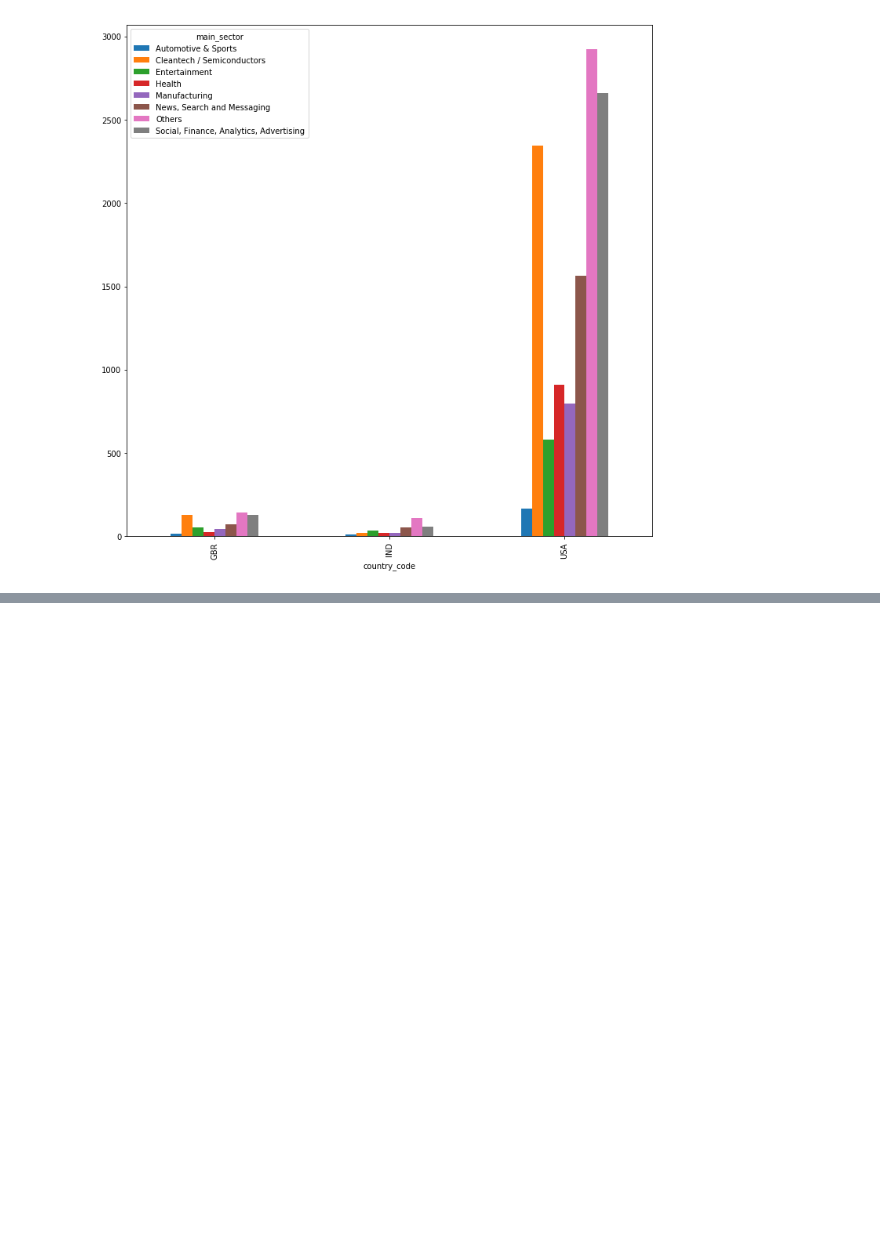
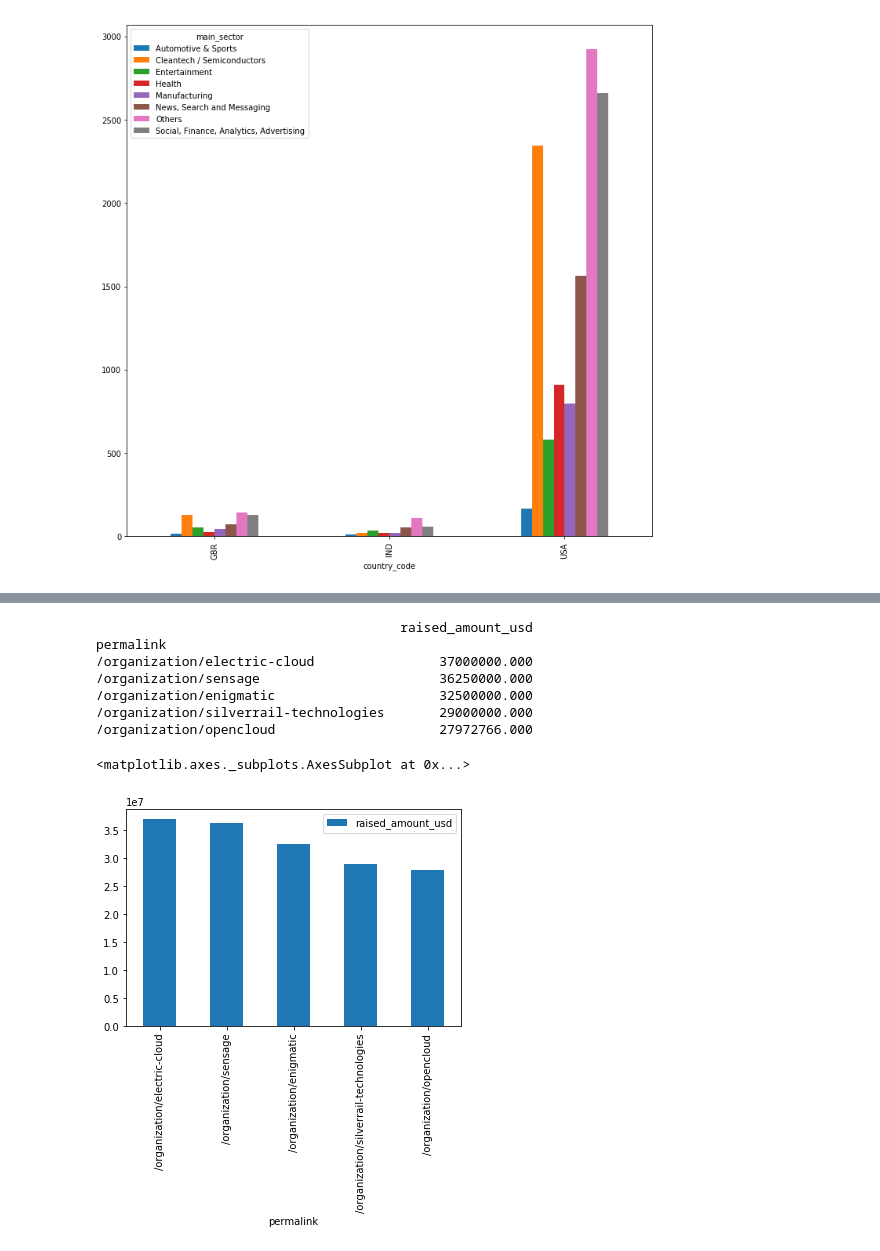
Before and after one commit to sameerg07/EDA_SparkFunds, a Jupyter notebook: EDA-SparkFunds_Assignment.ipynb, the cells around one changed output, grey strips where cells are left out. Cells and saved outputs as stored; diff of their text form; code cells hidden in the pictures; blank space fills up the shorter version.

Commit message:
Final Version V1- Added the top companies in each sector with sum of funds received

```diff
--- a/EDA-SparkFunds_Assignment.ipynb
+++ b/EDA-SparkFunds_Assignment.ipynb
@@ -904,0 +814,15 @@ No of companies receiving the highest investment in India for second top sector:
+# %%
+##Top 5 companies in Others Sector in GBR
+gbr_top5_others = gbr[gbr.main_sector == "Others"].groupby("permalink").sum().sort_values("raised_amount_usd",ascending=False).iloc[0:5]
+print(gbr_top5_others)
+gbr_top5_others.plot.bar()
+# %% [output]
+                                       raised_amount_usd
+permalink
+/organization/electric-cloud                37000000.000
+/organization/sensage                       36250000.000
+/organization/enigmatic                     32500000.000
+/organization/silverrail-technologies       29000000.000
+/organization/opencloud                     27972766.000
+<matplotlib.axes._subplots.AxesSubplot at 0x...>
+[figure, added]
```
Also changed, not shown: parts of 15 cells of this notebook, 2 other files.
